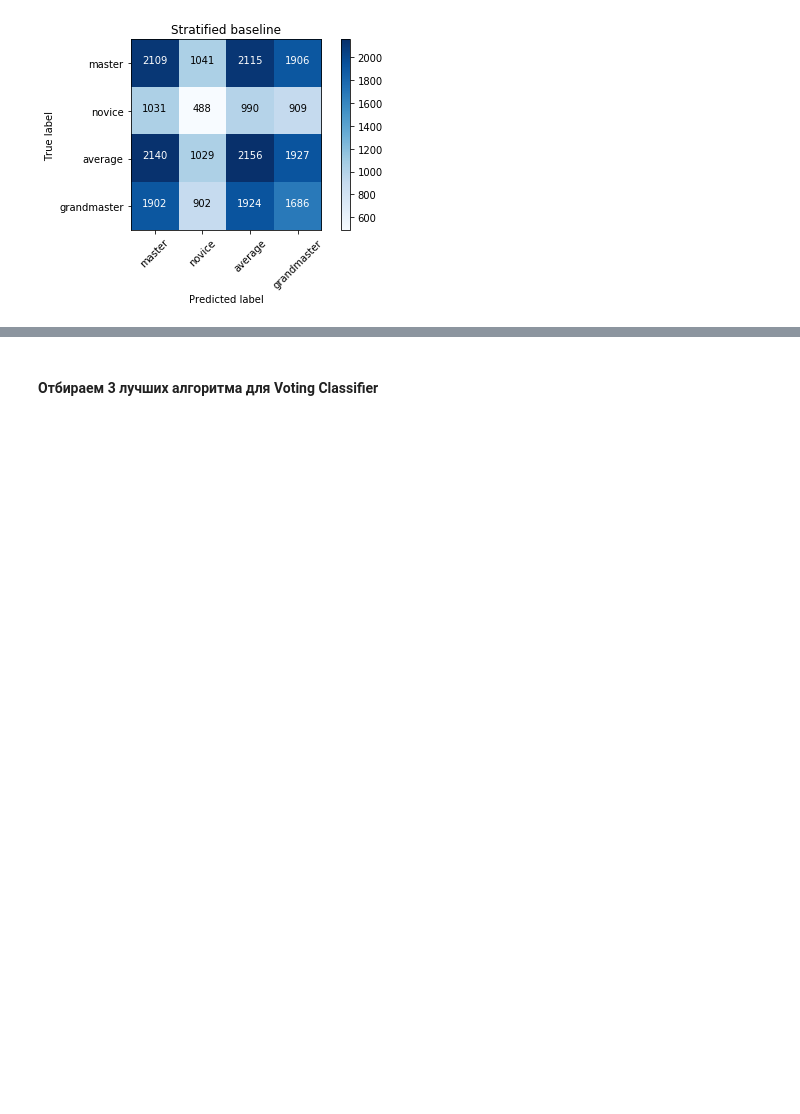
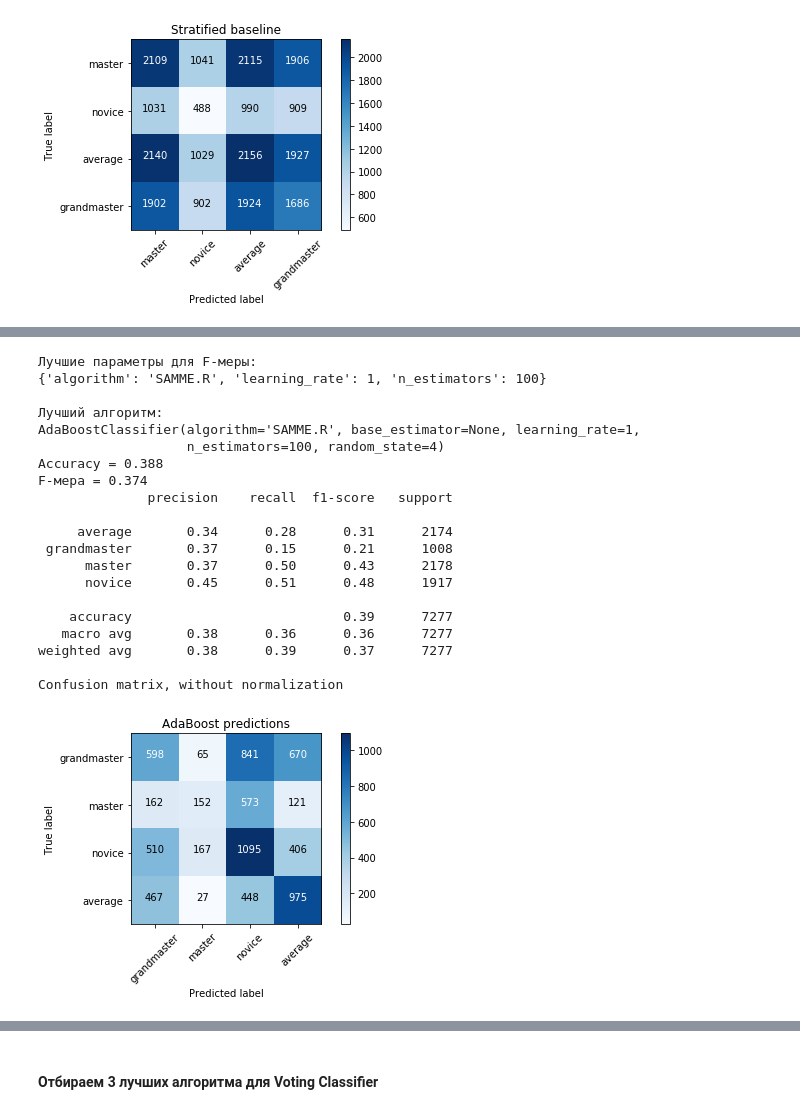
Before and after one commit to polinarod/PredictingRaitings, a Jupyter notebook: classifier.ipynb, the cells around one changed output, grey strips where cells are left out. Cells and saved outputs as stored; diff of their text form; code cells hidden in the pictures; blank space fills up the shorter version.

```diff
--- a/classifier.ipynb
+++ b/classifier.ipynb
@@ -411,10 +487,32 @@ dict_model['RandomForest']=predictions_report(Y_test,rf_predictions,'Random fore
 # %%
 ada_params =[{'n_estimators': [20,50, 100,200],'learning_rate':[0.5,1,1.5,2],'algorithm':['SAMME','SAMME.R']}]
 
 ada=AdaBoostClassifier(random_state=rand_st)
-ada_model=GridTune(ada_params,ada,10)
+ada_model=GridTune(ada_params,ada,3)
 ada_predictions=ada_model.predict(X_test)
 dict_model['AdaBoost']=predictions_report(Y_test,ada_predictions,'AdaBoost predictions')
+# %% [output]
+Лучшие параметры для F-меры:
+{'algorithm': 'SAMME.R', 'learning_rate': 1, 'n_estimators': 100}
+
+Лучший алгоритм:
+AdaBoostClassifier(algorithm='SAMME.R', base_estimator=None, learning_rate=1,
+                   n_estimators=100, random_state=4)
+Accuracy = 0.388
+F-мера = 0.374
+              precision    recall  f1-score   support
+
+     average       0.34      0.28      0.31      2174
+ grandmaster       0.37      0.15      0.21      1008
+      master       0.37      0.50      0.43      2178
+      novice       0.45      0.51      0.48      1917
+
+    accuracy                           0.39      7277
+   macro avg       0.38      0.36      0.36      7277
+weighted avg       0.38      0.39      0.37      7277
+
+Confusion matrix, without normalization
+[figure, added]
 # %%
 kn_params =[{'n_neighbors':[3,5,9,11,15],
             'weights':['uniform','distance'],
```
Also changed, not shown: parts of 16 cells of this notebook, 1 other file.
